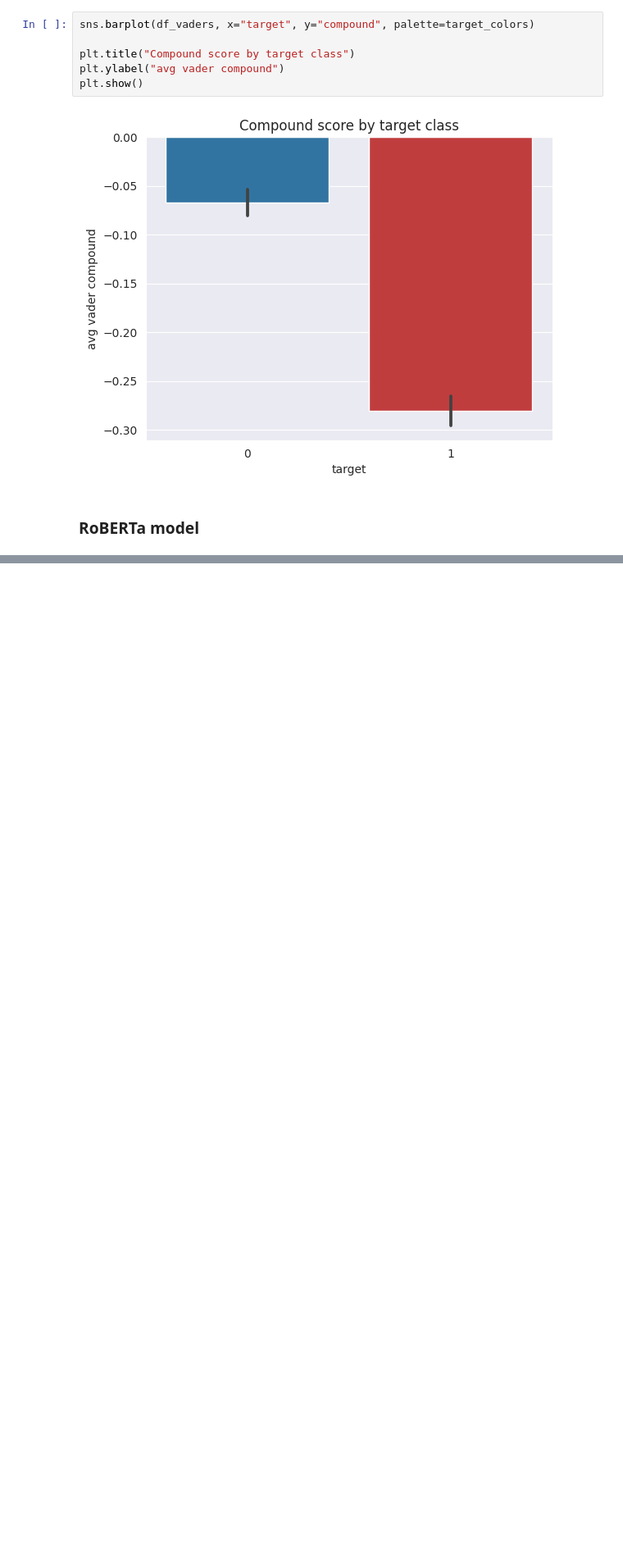
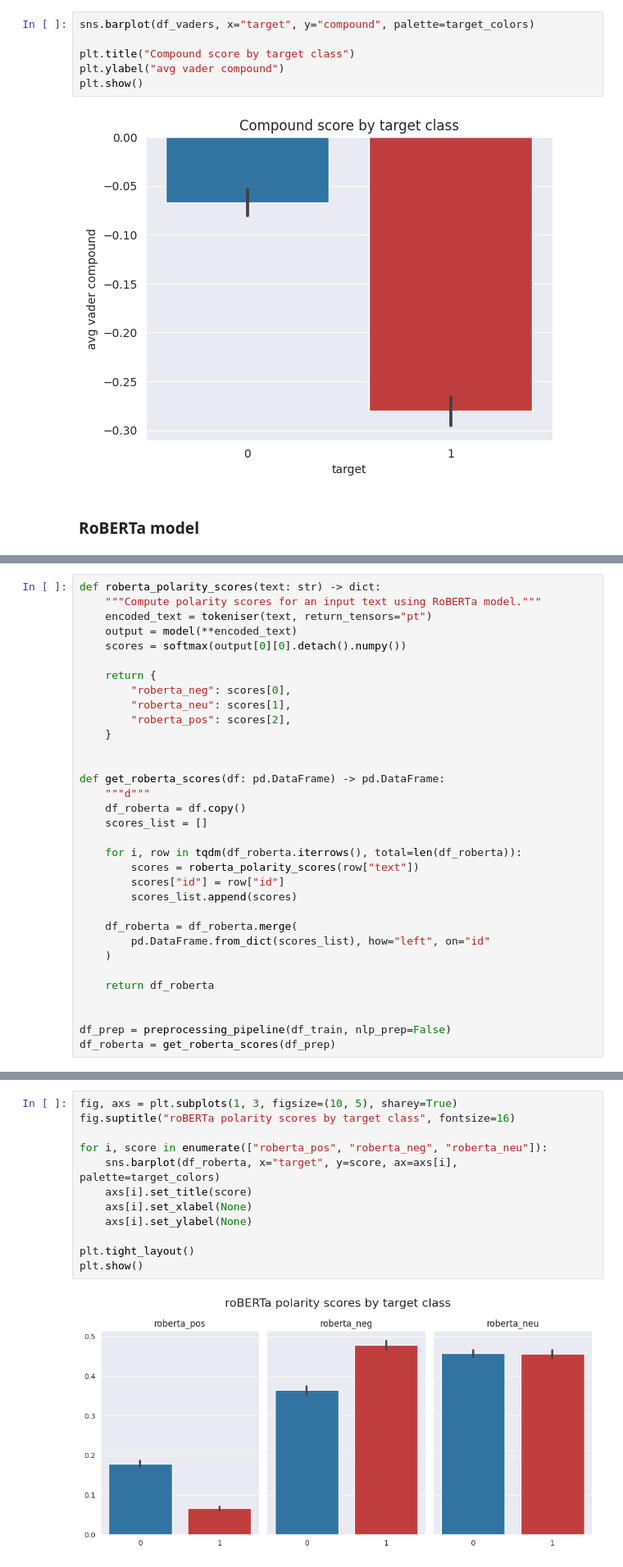
Before and after one commit to NanoClem/nlp-disasters-tweets, a Jupyter notebook: tweets_disasters_EDA.ipynb, the cells around one changed output, grey strips where cells are left out. Shown: that part at 82% size. Cells and saved outputs as stored; diff of their text form; blank space fills up the shorter version.

Commit message:
[feat] add roBERTa model polarity scores

```diff
--- a/tweets_disasters_EDA.ipynb
+++ b/tweets_disasters_EDA.ipynb
@@ -379,0 +389,33 @@ plt.show()
+# %%
+def roberta_polarity_scores(text: str) -> dict:
+    """Compute polarity scores for an input text using RoBERTa model."""
+    encoded_text = tokeniser(text, return_tensors="pt")
+    output = model(**encoded_text)
+    scores = softmax(output[0][0].detach().numpy())
+
+    return {
+        "roberta_neg": scores[0],
+        "roberta_neu": scores[1],
+        "roberta_pos": scores[2],
+    }
+
+
+def get_roberta_scores(df: pd.DataFrame) -> pd.DataFrame:
+    """d"""
+    df_roberta = df.copy()
+    scores_list = []
+
+    for i, row in tqdm(df_roberta.iterrows(), total=len(df_roberta)):
+        scores = roberta_polarity_scores(row["text"])
+        scores["id"] = row["id"]
+        scores_list.append(scores)
+
+    df_roberta = df_roberta.merge(
+        pd.DataFrame.from_dict(scores_list), how="left", on="id"
+    )
+
+    return df_roberta
+
+
+df_prep = preprocessing_pipeline(df_train, nlp_prep=False)
+df_roberta = get_roberta_scores(df_prep)
@@ -379,0 +431,14 @@ plt.show()
+# %%
+fig, axs = plt.subplots(1, 3, figsize=(10, 5), sharey=True)
+fig.suptitle("roBERTa polarity scores by target class", fontsize=16)
+
+for i, score in enumerate(["roberta_pos", "roberta_neg", "roberta_neu"]):
+    sns.barplot(df_roberta, x="target", y=score, ax=axs[i], palette=target_colors)
+    axs[i].set_title(score)
+    axs[i].set_xlabel(None)
+    axs[i].set_ylabel(None)
+
+plt.tight_layout()
+plt.show()
+# %% [output]
+[figure, added]
```
Also changed, not shown: parts of 10 cells of this notebook.
